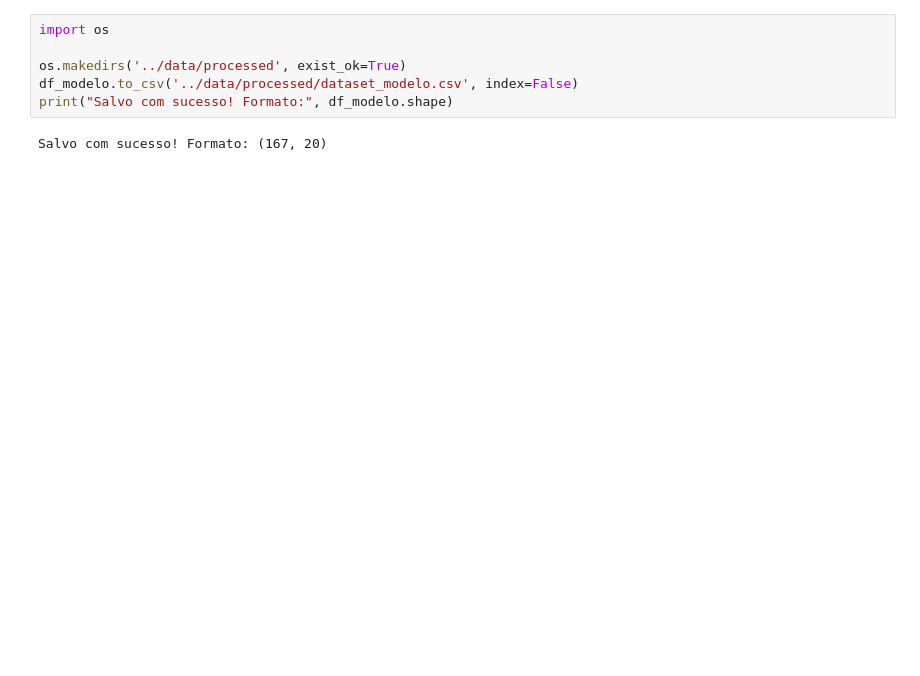
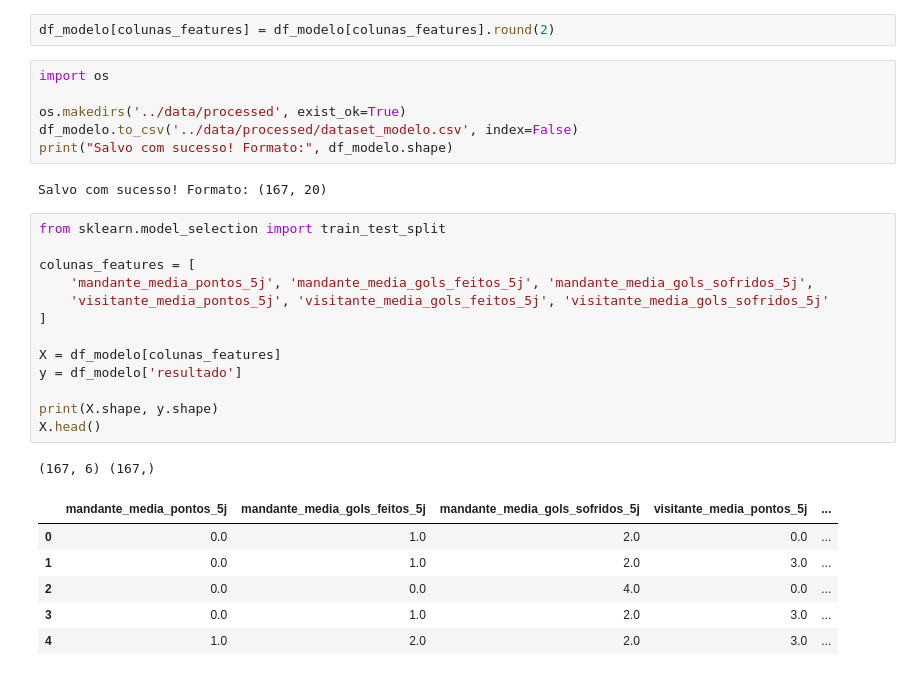
Before and after one commit to vinisoares9/futebol-analytics, a Jupyter notebook: notebooks/analise_exploratoria.ipynb, the cells around one changed output. Cells and saved outputs as stored; diff of their text form; blank space fills up the shorter version.

```diff
--- a/notebooks/analise_exploratoria.ipynb
+++ b/notebooks/analise_exploratoria.ipynb
@@ -234,6 +234,8 @@ print("Linhas depois de remover NaN:", len(df_modelo))
 # %% [output]
 Linhas antes de remover NaN: 177
 Linhas depois de remover NaN: 167
+# %%
+df_modelo[colunas_features] = df_modelo[colunas_features].round(2)
 # %%
 import os
 
@@ -242,3 +244,24 @@ df_modelo.to_csv('../data/processed/dataset_modelo.csv', index=False)
 print("Salvo com sucesso! Formato:", df_modelo.shape)
 # %% [output]
 Salvo com sucesso! Formato: (167, 20)
+# %%
+from sklearn.model_selection import train_test_split
+
+colunas_features = [
+    'mandante_media_pontos_5j', 'mandante_media_gols_feitos_5j', 'mandante_media_gols_sofridos_5j',
+    'visitante_media_pontos_5j', 'visitante_media_gols_feitos_5j', 'visitante_media_gols_sofridos_5j'
+]
+
+X = df_modelo[colunas_features]
+y = df_modelo['resultado']
+
+print(X.shape, y.shape)
+X.head()
+# %% [output]
+(167, 6) (167,)
+|  | mandante_media_pontos_5j | mandante_media_gols_feitos_5j | mandante_media_gols_sofridos_5j | visitante_media_pontos_5j | ... |
+| 0 | 0.0 | 1.0 | 2.0 | 0.0 | ... |
+| 1 | 0.0 | 1.0 | 2.0 | 3.0 | ... |
+| 2 | 0.0 | 0.0 | 4.0 | 0.0 | ... |
+| 3 | 0.0 | 1.0 | 2.0 | 3.0 | ... |
+| 4 | 1.0 | 2.0 | 2.0 | 3.0 | ... |
```
Also changed, not shown: parts of 5 cells of this notebook, 3 other files.
